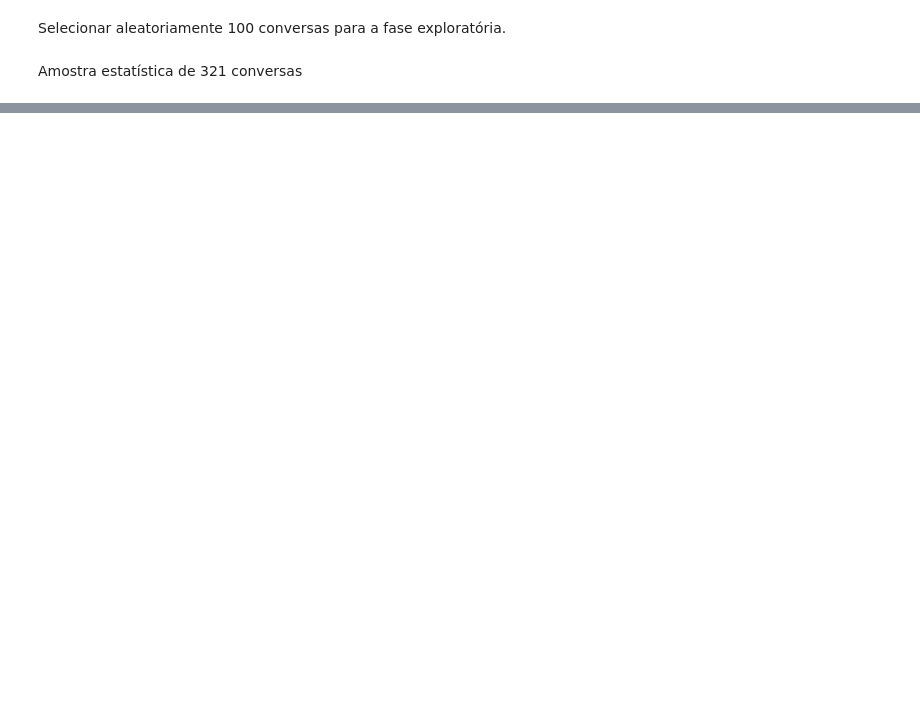
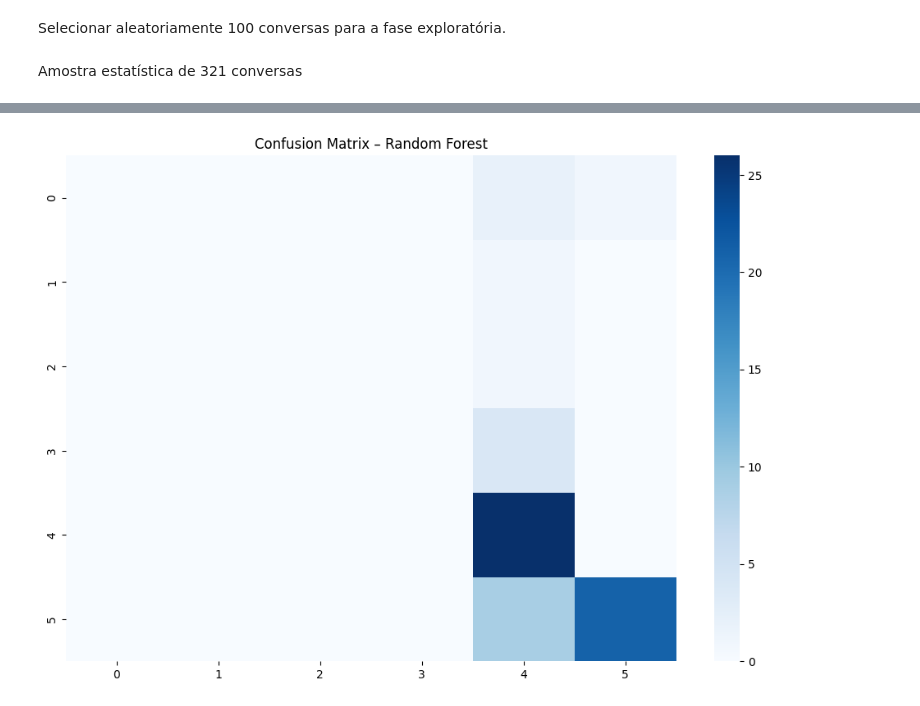
Before and after one commit to eduuardonogueira/chatting-with-ai-replication, a Jupyter notebook: replicação.ipynb, the cells around one changed output, grey strips where cells are left out. Saved outputs shown, nothing was run; the diff lists cells and outputs as text; code cells hidden in the pictures; blank space fills up the shorter version.

Commit message:
finalização de todos os passos, upload dos arquivos csv usados para fase de classificação manual

```diff
--- a/replicação.ipynb
+++ b/replicação.ipynb
@@ -191,0 +294,8 @@ print("Cohen's Kappa:", kappa)
+# %%
+def resolve_label(row):
+    if row["annotator_A"] == row["annotator_B"]:
+        return row["annotator_A"]
+    return row["annotator_B"]
+
+annotated["label"] = annotated.apply(resolve_label, axis=1)
+final_dataset = annotated[["prompt", "label"]]
@@ -191,0 +333,6 @@ print("Cohen's Kappa:", kappa)
+# %%
+from sklearn.feature_extraction.text import TfidfVectorizer
+
+vectorizer = TfidfVectorizer()
+X = vectorizer.fit_transform(final_dataset["clean_text"])
+y = final_dataset["label"]
@@ -191,0 +341,17 @@ print("Cohen's Kappa:", kappa)
+# %%
+from sklearn.model_selection import train_test_split
+from sklearn.svm import LinearSVC
+from sklearn.naive_bayes import MultinomialNB
+from sklearn.ensemble import RandomForestClassifier
+from sklearn.tree import DecisionTreeClassifier
+
+X_train, X_test, y_train, y_test = train_test_split(
+    X, y, test_size=0.2, random_state=42
+)
+
+models = {
+    "SVM": LinearSVC(),
+    "Naive Bayes": MultinomialNB(),
+    "Random Forest": RandomForestClassifier(random_state=42),
+    "Decision Tree": DecisionTreeClassifier(random_state=42)
+}
@@ -191,0 +385,13 @@ print("Cohen's Kappa:", kappa)
+# %%
+import matplotlib.pyplot as plt
+import seaborn as sns
+
+rf = models["Random Forest"]
+cm = confusion_matrix(y_test, rf.predict(X_test))
+
+plt.figure(figsize=(12, 8))
+sns.heatmap(cm, cmap="Blues")
+plt.title("Confusion Matrix – Random Forest")
+plt.show()
+# %% [output]
+[figure, added]
```
Also changed, not shown: parts of 25 cells of this notebook, 3 other files.
